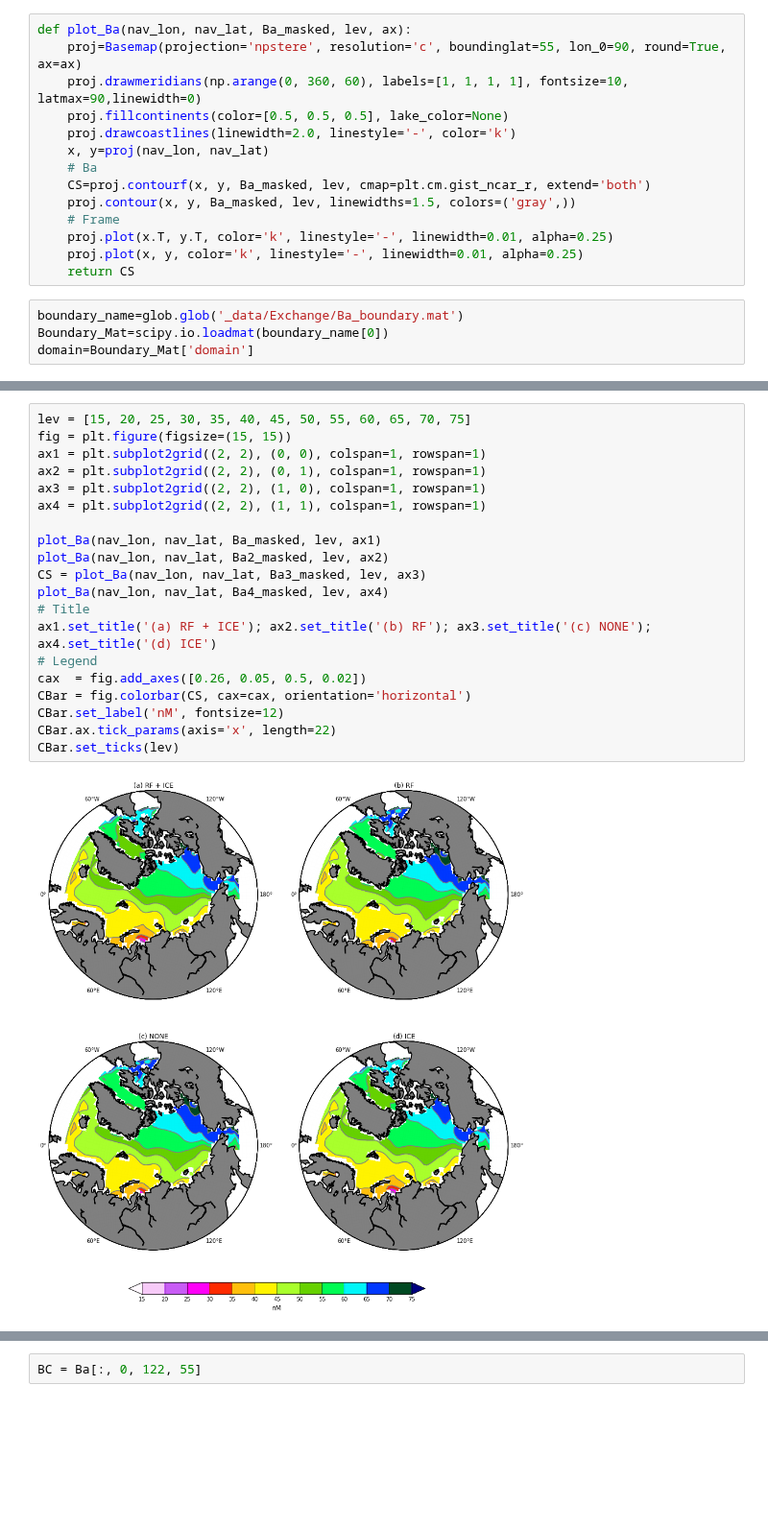
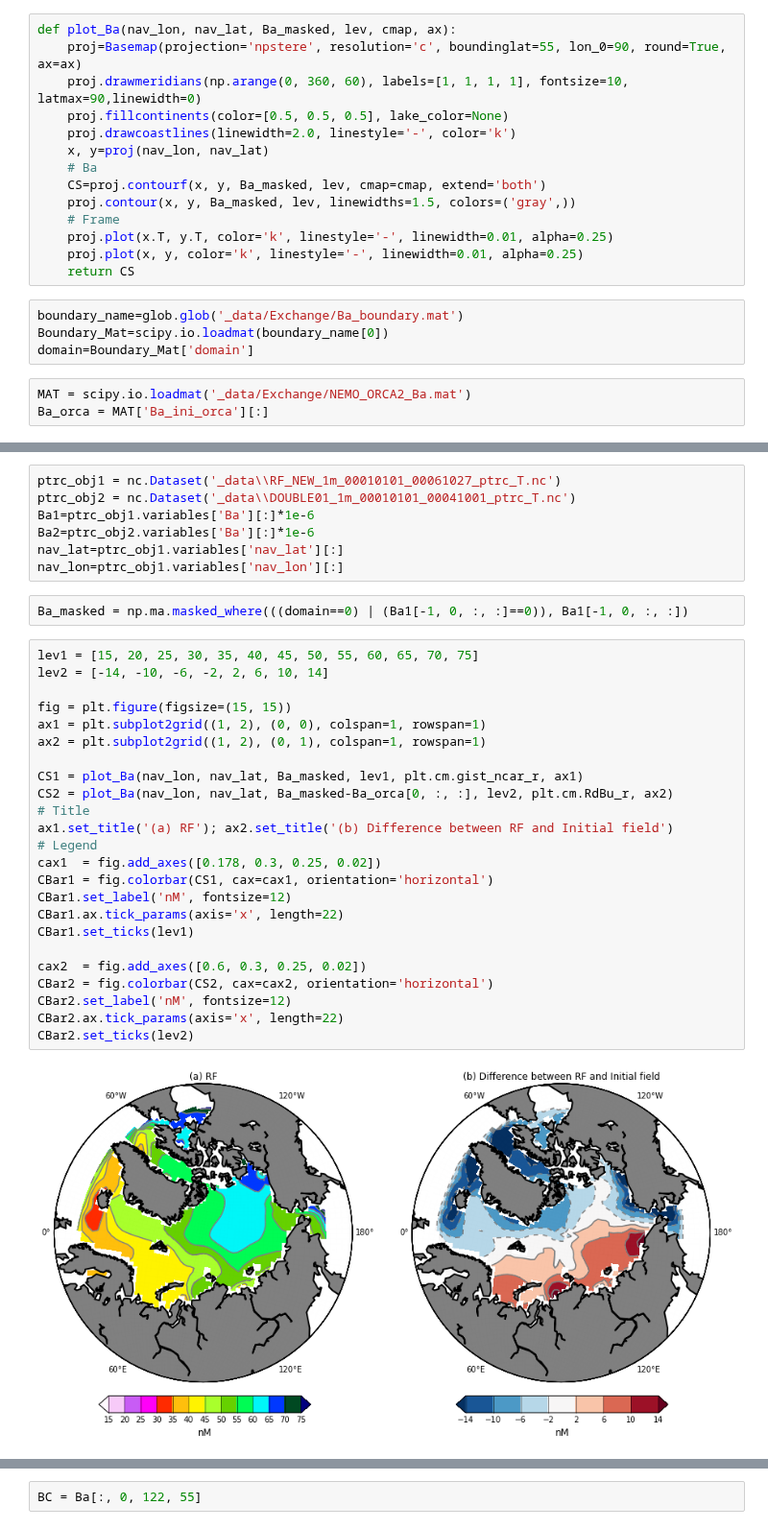
Before and after one commit to UBC-MOAD/analysis-kyle, a Jupyter notebook: notebooks/[Barium] 07 Tracer simulation results.ipynb, the cells around one changed output, grey strips where cells are left out. Shown at 96% size. Cells and saved outputs as stored; diff of their text form; blank space fills up the shorter version.

````diff
--- a/notebooks/[Barium] 07 Tracer simulation results.ipynb
+++ b/notebooks/[Barium] 07 Tracer simulation results.ipynb
@@ -22,14 +22,14 @@ from mpl_toolkits.basemap import Basemap
 RB=[0.25, 0.41, 0.88]    # Royal blue
 AM=[0.90, 0.17, 0.31]    # Amathran
 # %%
-def plot_Ba(nav_lon, nav_lat, Ba_masked, lev, ax):
+def plot_Ba(nav_lon, nav_lat, Ba_masked, lev, cmap, ax):
     proj=Basemap(projection='npstere', resolution='c', boundinglat=55, lon_0=90, round=True, ax=ax)
     proj.drawmeridians(np.arange(0, 360, 60), labels=[1, 1, 1, 1], fontsize=10, latmax=90,linewidth=0)
     proj.fillcontinents(color=[0.5, 0.5, 0.5], lake_color=None)
     proj.drawcoastlines(linewidth=2.0, linestyle='-', color='k')
     x, y=proj(nav_lon, nav_lat)
     # Ba
-    CS=proj.contourf(x, y, Ba_masked, lev, cmap=plt.cm.gist_ncar_r, extend='both')
+    CS=proj.contourf(x, y, Ba_masked, lev, cmap=cmap, extend='both')
     proj.contour(x, y, Ba_masked, lev, linewidths=1.5, colors=('gray',))
     # Frame
     proj.plot(x.T, y.T, color='k', linestyle='-', linewidth=0.01, alpha=0.25)
@@ -39,5 +39,8 @@ def plot_Ba(nav_lon, nav_lat, Ba_masked, lev, ax):
 boundary_name=glob.glob('_data/Exchange/Ba_boundary.mat')
 Boundary_Mat=scipy.io.loadmat(boundary_name[0])
 domain=Boundary_Mat['domain']
+# %%
+MAT = scipy.io.loadmat('_data/Exchange/NEMO_ORCA2_Ba.mat')
+Ba_orca = MAT['Ba_ini_orca'][:]
 # %% [markdown]
 ```fortran
@@ -64,22 +49,35 @@ Ba4_masked = np.ma.masked_where(((domain==0) | (Ba4[8, 0, :, :]==0)), Ba4[8, 0,
+# %%
+ptrc_obj1 = nc.Dataset('_data\\RF_NEW_1m_00010101_00061027_ptrc_T.nc')
+ptrc_obj2 = nc.Dataset('_data\\DOUBLE01_1m_00010101_00041001_ptrc_T.nc')
+Ba1=ptrc_obj1.variables['Ba'][:]*1e-6
+Ba2=ptrc_obj2.variables['Ba'][:]*1e-6
+nav_lat=ptrc_obj1.variables['nav_lat'][:]
+nav_lon=ptrc_obj1.variables['nav_lon'][:]
+# %%
+Ba_masked = np.ma.masked_where(((domain==0) | (Ba1[-1, 0, :, :]==0)), Ba1[-1, 0, :, :])
 # %%
-lev = [15, 20, 25, 30, 35, 40, 45, 50, 55, 60, 65, 70, 75]
+lev1 = [15, 20, 25, 30, 35, 40, 45, 50, 55, 60, 65, 70, 75]
+lev2 = [-14, -10, -6, -2, 2, 6, 10, 14]
+
 fig = plt.figure(figsize=(15, 15))
-ax1 = plt.subplot2grid((2, 2), (0, 0), colspan=1, rowspan=1)
-ax2 = plt.subplot2grid((2, 2), (0, 1), colspan=1, rowspan=1)
-ax3 = plt.subplot2grid((2, 2), (1, 0), colspan=1, rowspan=1)
-ax4 = plt.subplot2grid((2, 2), (1, 1), colspan=1, rowspan=1)
+ax1 = plt.subplot2grid((1, 2), (0, 0), colspan=1, rowspan=1)
+ax2 = plt.subplot2grid((1, 2), (0, 1), colspan=1, rowspan=1)
 
-plot_Ba(nav_lon, nav_lat, Ba_masked, lev, ax1)
-plot_Ba(nav_lon, nav_lat, Ba2_masked, lev, ax2)
-CS = plot_Ba(nav_lon, nav_lat, Ba3_masked, lev, ax3)
-plot_Ba(nav_lon, nav_lat, Ba4_masked, lev, ax4)
+CS1 = plot_Ba(nav_lon, nav_lat, Ba_masked, lev1, plt.cm.gist_ncar_r, ax1)
+CS2 = plot_Ba(nav_lon, nav_lat, Ba_masked-Ba_orca[0, :, :], lev2, plt.cm.RdBu_r, ax2)
 # Title
-ax1.set_title('(a) RF + ICE'); ax2.set_title('(b) RF'); ax3.set_title('(c) NONE'); ax4.set_title('(d) ICE')
+ax1.set_title('(a) RF'); ax2.set_title('(b) Difference between RF and Initial field')
 # Legend
-cax  = fig.add_axes([0.26, 0.05, 0.5, 0.02])
-CBar = fig.colorbar(CS, cax=cax, orientation='horizontal')
-CBar.set_label('nM', fontsize=12)
-CBar.ax.tick_params(axis='x', length=22)
-CBar.set_ticks(lev)
+cax1  = fig.add_axes([0.178, 0.3, 0.25, 0.02])
+CBar1 = fig.colorbar(CS1, cax=cax1, orientation='horizontal')
+CBar1.set_label('nM', fontsize=12)
+CBar1.ax.tick_params(axis='x', length=22)
+CBar1.set_ticks(lev1)
+
+cax2  = fig.add_axes([0.6, 0.3, 0.25, 0.02])
+CBar2 = fig.colorbar(CS2, cax=cax2, orientation='horizontal')
+CBar2.set_label('nM', fontsize=12)
+CBar2.ax.tick_params(axis='x', length=22)
+CBar2.set_ticks(lev2)
 # %% [output]
-[figure, old version]
+[figure, new version]
````
Also changed, not shown: parts of 8 cells of this notebook, 2 other files.
